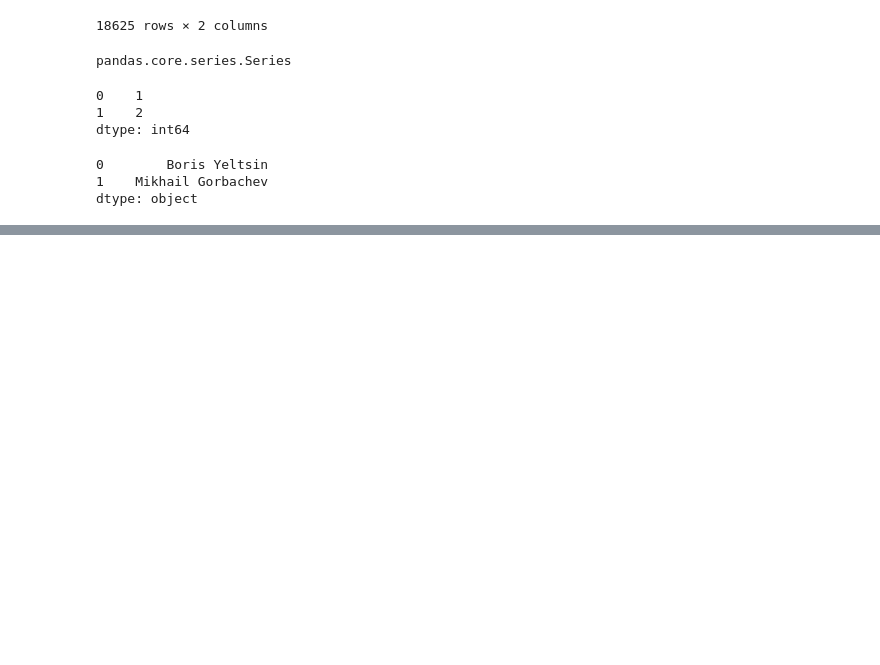
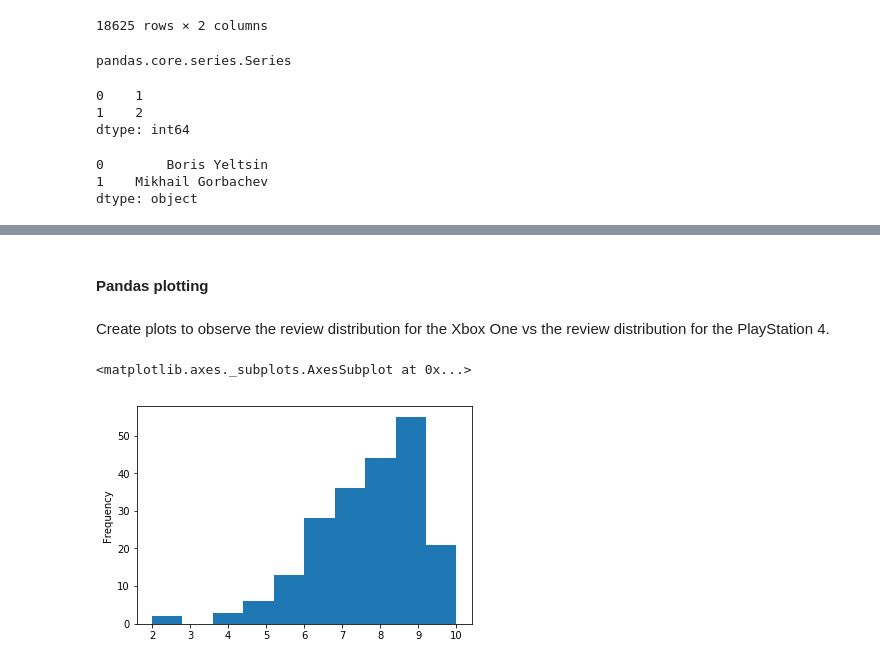
Before and after one commit to elguneminov/data_science_projects_I, a Jupyter notebook: IGN Games Review (Data Analysis)/IGN Games Review.ipynb, the cells around one changed output, grey strips where cells are left out. Saved outputs shown, nothing was run; the diff lists cells and outputs as text; code cells hidden in the pictures; blank space fills up the shorter version.

```diff
--- a/IGN Games Review (Data Analysis)/IGN Games Review.ipynb
+++ b/IGN Games Review (Data Analysis)/IGN Games Review.ipynb
@@ -157,0 +327,9 @@ dtype: object
+# %% [markdown]
+#### Pandas plotting
+# %% [markdown]
+ Create plots to observe the review distribution for the Xbox One vs the review distribution for the PlayStation 4.
+# %%
+reviews[reviews['platform'] == 'Xbox One']['score'].plot(kind = 'hist')
+# %% [output]
+<matplotlib.axes._subplots.AxesSubplot at 0x...>
+[figure, added]
```
Also changed, not shown: parts of 21 cells of this notebook.
